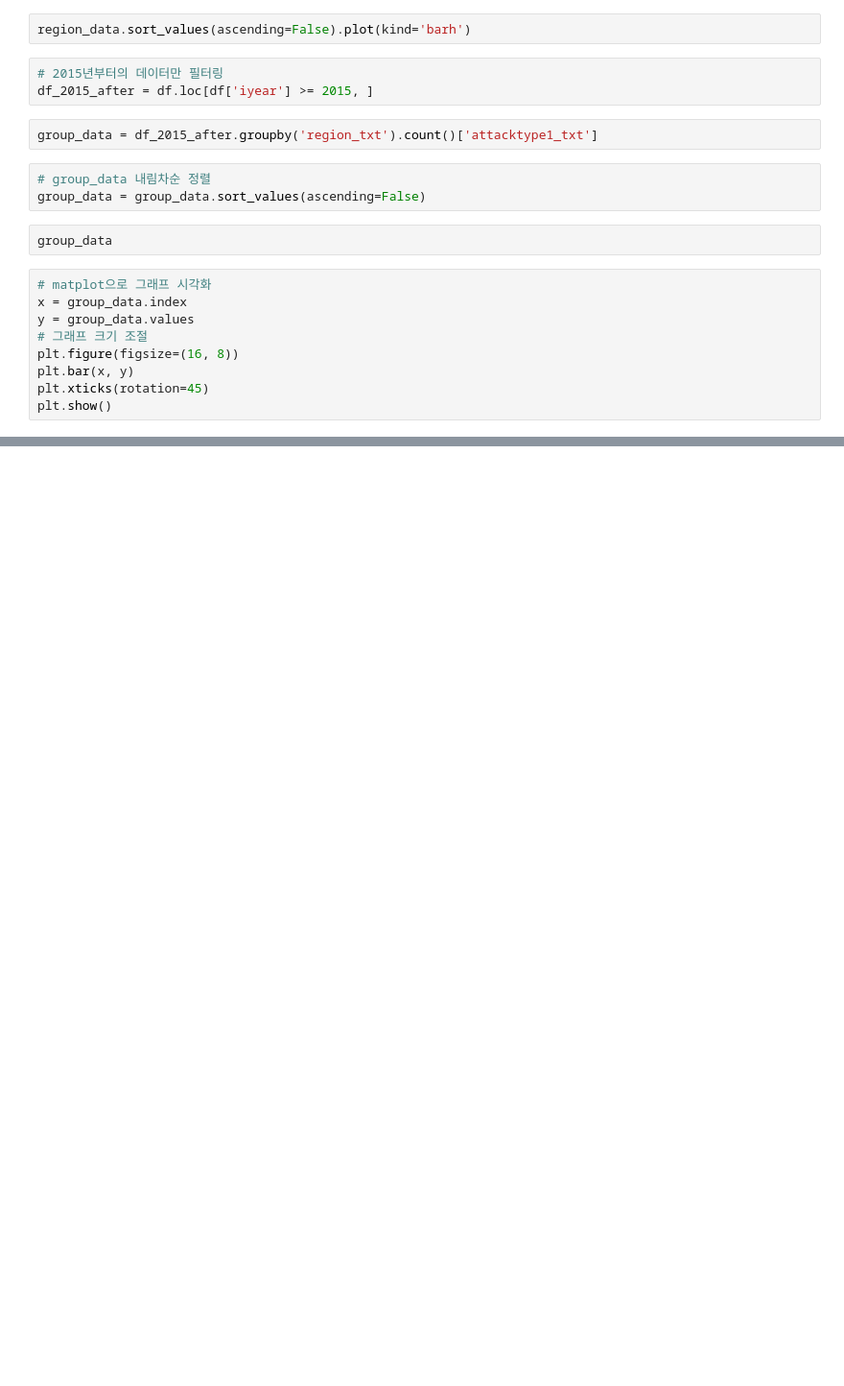
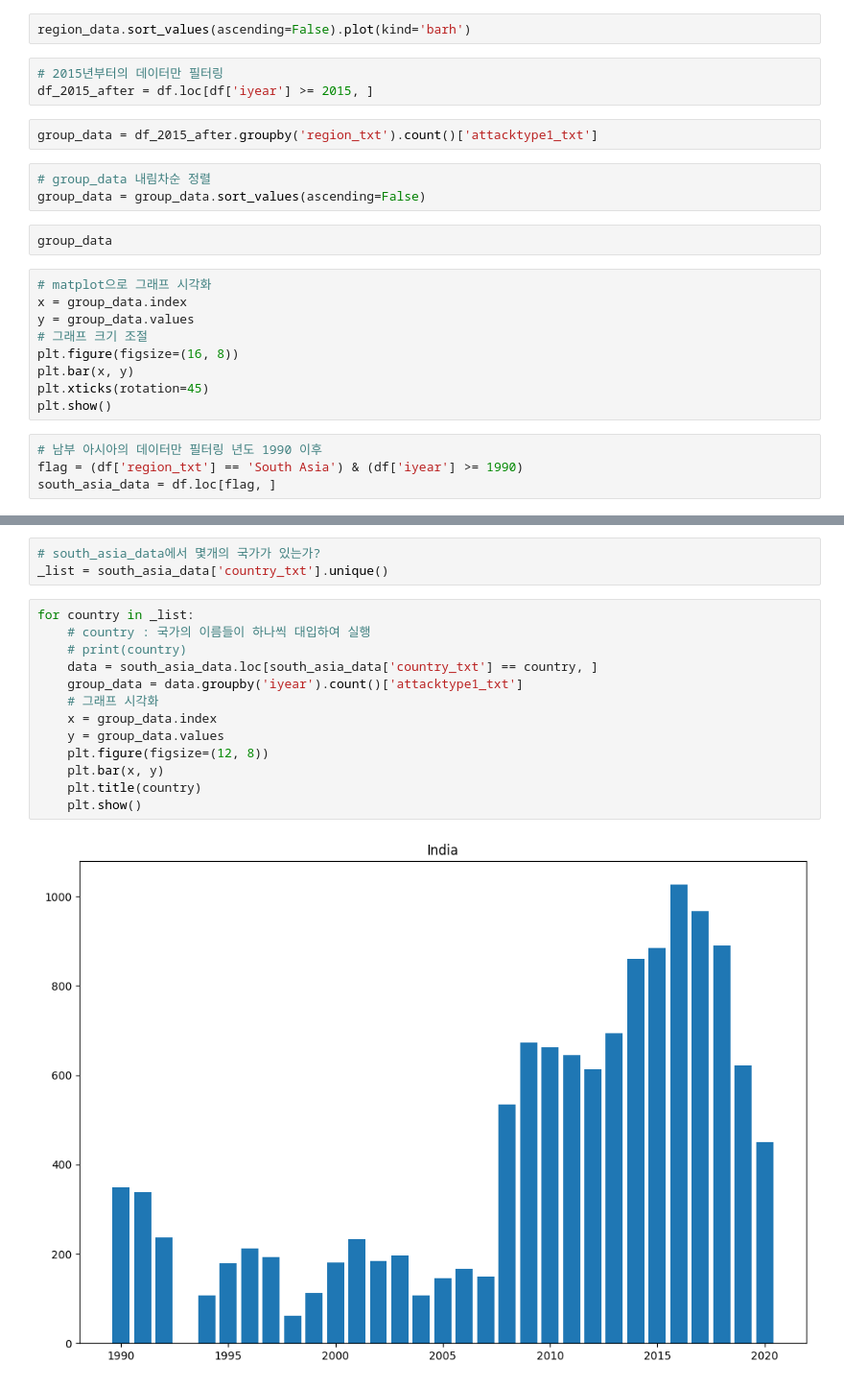
Before and after one commit to bsmoon-86/ezen_python_2401, a Jupyter notebook: 240309/03_terror.ipynb, the cells around one changed output, grey strips where cells are left out. Shown at 96% size. Drawn from its saved outputs; the diff is of its cells as text; blank space fills up the shorter version.

```diff
--- a/240309/03_terror.ipynb
+++ b/240309/03_terror.ipynb
@@ -55,3 +55,7 @@ plt.figure(figsize=(16, 8))
 plt.bar(x, y)
 plt.xticks(rotation=45)
 plt.show()
+# %%
+# 남부 아시아의 데이터만 필터링 년도 1990 이후
+flag = (df['region_txt'] == 'South Asia') & (df['iyear'] >= 1990)
+south_asia_data = df.loc[flag, ]
@@ -57,0 +71,18 @@ plt.show()
+# %%
+# south_asia_data에서 몇개의 국가가 있는가?
+_list = south_asia_data['country_txt'].unique()
+# %%
+for country in _list:
+    # country : 국가의 이름들이 하나씩 대입하여 실행
+    # print(country)
+    data = south_asia_data.loc[south_asia_data['country_txt'] == country, ]
+    group_data = data.groupby('iyear').count()['attacktype1_txt']
+    # 그래프 시각화
+    x = group_data.index
+    y = group_data.values
+    plt.figure(figsize=(12, 8))
+    plt.bar(x, y)
+    plt.title(country)
+    plt.show()
+# %% [output]
+[figure, added]
```
Also changed, not shown: parts of 2 cells of this notebook.
